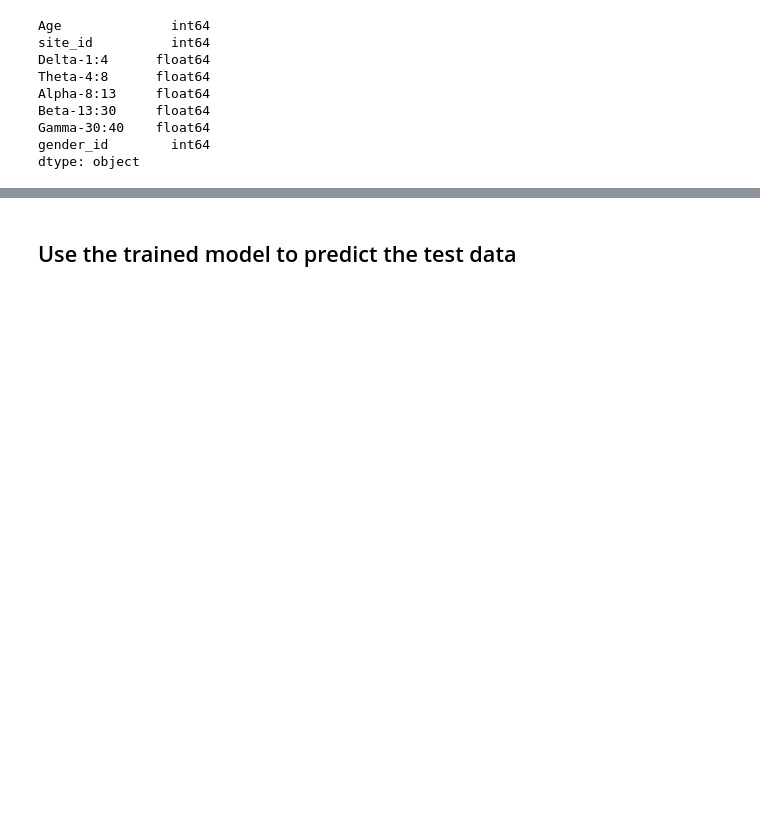
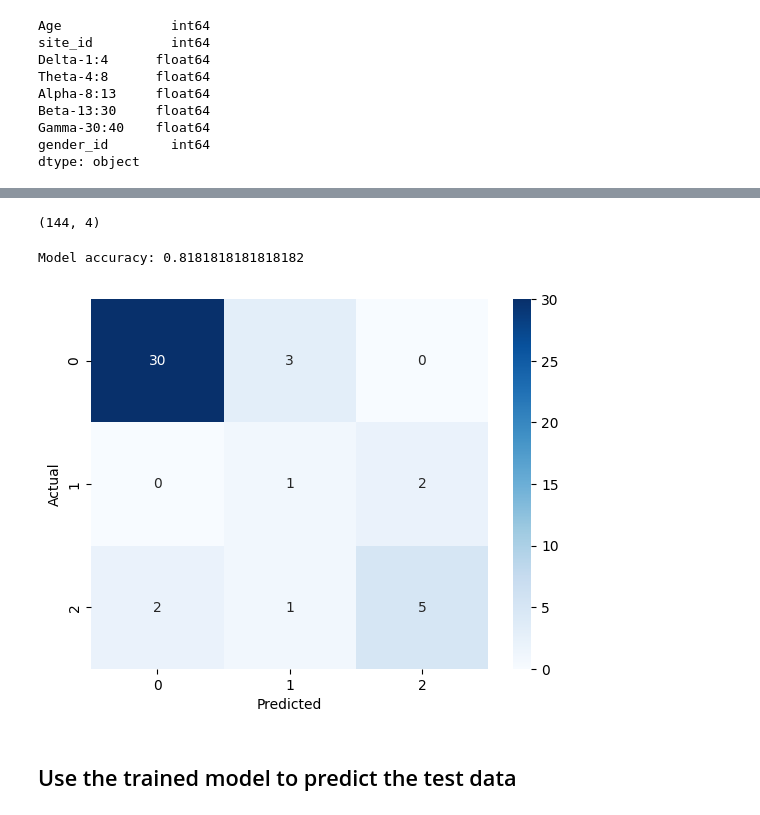
Before and after one commit to jugodfroy/Dementia_MEG_classification, a Jupyter notebook: random_forest/random_forest_prediction.ipynb, the cells around one changed output, grey strips where cells are left out. Drawn from its saved outputs; the diff is of its cells as text; code cells hidden in the pictures; blank space fills up the shorter version.

```diff
--- a/random_forest/random_forest_prediction.ipynb
+++ b/random_forest/random_forest_prediction.ipynb
@@ -85,3 +51,56 @@ Text(50.722222222222214, 0.5, 'Actual')
+# %%
+from sklearn.decomposition import PCA
+from sklearn.ensemble import RandomForestClassifier
+from sklearn.metrics import accuracy_score, confusion_matrix
+from sklearn.model_selection import train_test_split
+from sklearn.preprocessing import StandardScaler
+import matplotlib.pyplot as plt
+import seaborn as sns
+import pandas as pd
+
+
+# Préparation des caractéristiques et des étiquettes
+features = df.drop(
+    ['ID', 'label', 'label_id', 'Site', 'Gender', 'MMSE'], axis=1)
+labels = df['label_id']
+
+# Normalisation des caractéristiques
+scaler = StandardScaler()
+features_scaled = scaler.fit_transform(features)
+
+# Application de PCA pour réduire la dimensionnalité
+# Choisissez le nombre de composantes à conserver, par exemple pour conserver 95% de la variance expliquée
+pca = PCA(n_components=0.9)
+features_reduced = pca.fit_transform(features_scaled)
+display(features_reduced.shape)
+
+# Diviser le jeu de données en ensembles d'entraînement et de test
+X_train, X_test, y_train, y_test = train_test_split(
+    features_reduced, labels, test_size=0.3)
+
+# Initialisation du classificateur Random Forest
+rf = RandomForestClassifier(n_estimators=50)
+
+# Entraînement du modèle
+rf.fit(X_train, y_train)
+
+# Prédiction sur l'ensemble de test
+y_pred = rf.predict(X_test)
+
+# Calcul de l'exactitude du modèle
+accuracy = accuracy_score(y_test, y_pred)
+print(f"Model accuracy: {accuracy}")
+
+# Matrice de confusion
+conf_matrix = confusion_matrix(y_test, y_pred)
+sns.heatmap(conf_matrix, annot=True, fmt='d', cmap='Blues')
+plt.xlabel('Predicted')
+plt.ylabel('Actual')
+plt.show()
+# %% [output]
+(144, 4)
+Model accuracy: 0.8181818181818182
+[figure, added]
 # %% [markdown]
 ## Use the trained model to predict the test data
 # %%
```
Also changed, not shown: parts of 3 cells of this notebook.
